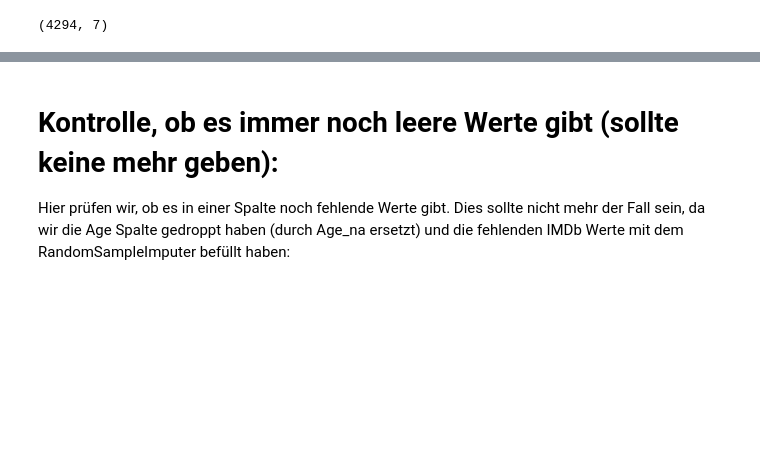
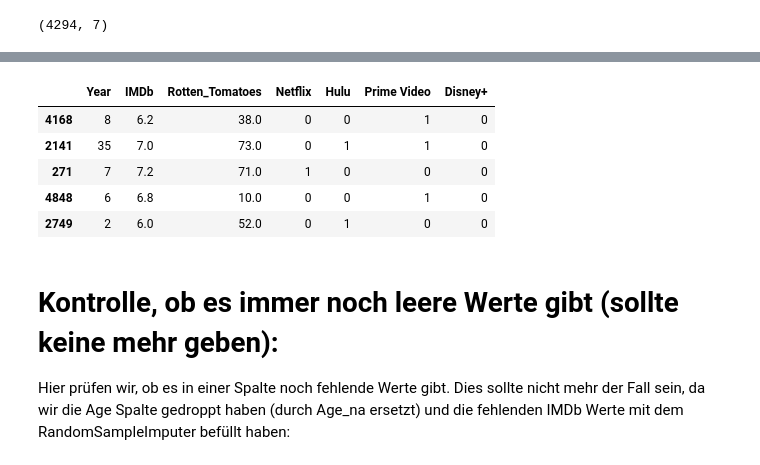
Before and after one commit to silviarutz/streaming, a Jupyter notebook: 1_data_preparation.ipynb, the cells around one changed output, grey strips where cells are left out. Saved outputs shown, nothing was run; the diff lists cells and outputs as text; code cells hidden in the pictures; blank space fills up the shorter version.

```diff
--- a/1_data_preparation.ipynb
+++ b/1_data_preparation.ipynb
@@ -381,3 +383,15 @@ X_train.head()
+# %%
+X_train['Year'] = 2023 - X_train['Year']
+X_test['Year'] = 2023 - X_test['Year']
+
+X_train.head()
+# %% [output]
+|  | Year | IMDb | Rotten_Tomatoes | Netflix | Hulu | Prime Video | Disney+ |
+| 4168 | 8 | 6.2 | 38.0 | 0 | 0 | 1 | 0 |
+| 2141 | 35 | 7.0 | 73.0 | 0 | 1 | 1 | 0 |
+| 271 | 7 | 7.2 | 71.0 | 1 | 0 | 0 | 0 |
+| 4848 | 6 | 6.8 | 10.0 | 0 | 0 | 1 | 0 |
+| 2749 | 2 | 6.0 | 52.0 | 0 | 1 | 0 | 0 |
 # %% [markdown]
 # Kontrolle, ob es immer noch leere Werte gibt (sollte keine mehr geben):
 Hier prüfen wir, ob es in einer Spalte noch fehlende Werte gibt. Dies sollte nicht mehr der Fall sein, da wir die Age Spalte gedroppt haben (durch Age_na ersetzt) und die fehlenden IMDb Werte mit dem RandomSampleImputer befüllt haben:
```
Also changed, not shown: parts of 4 cells of this notebook, 7 other files.
